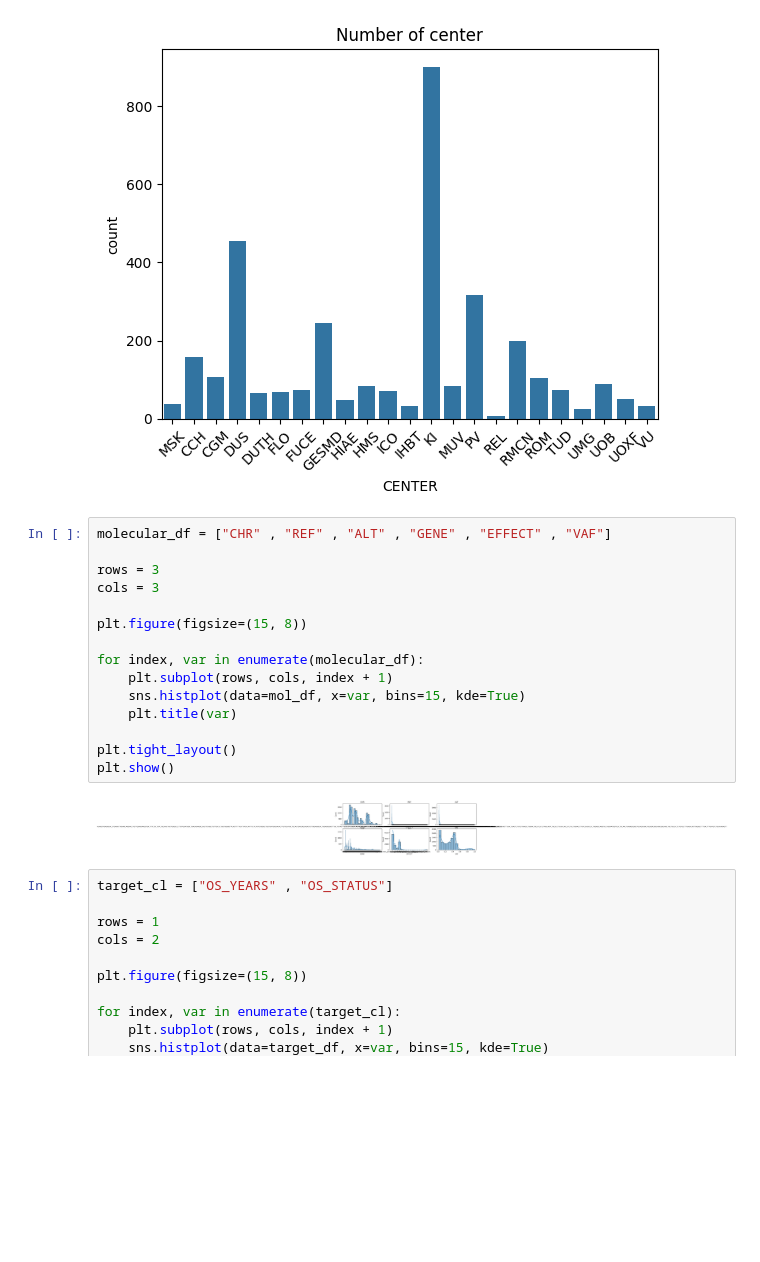
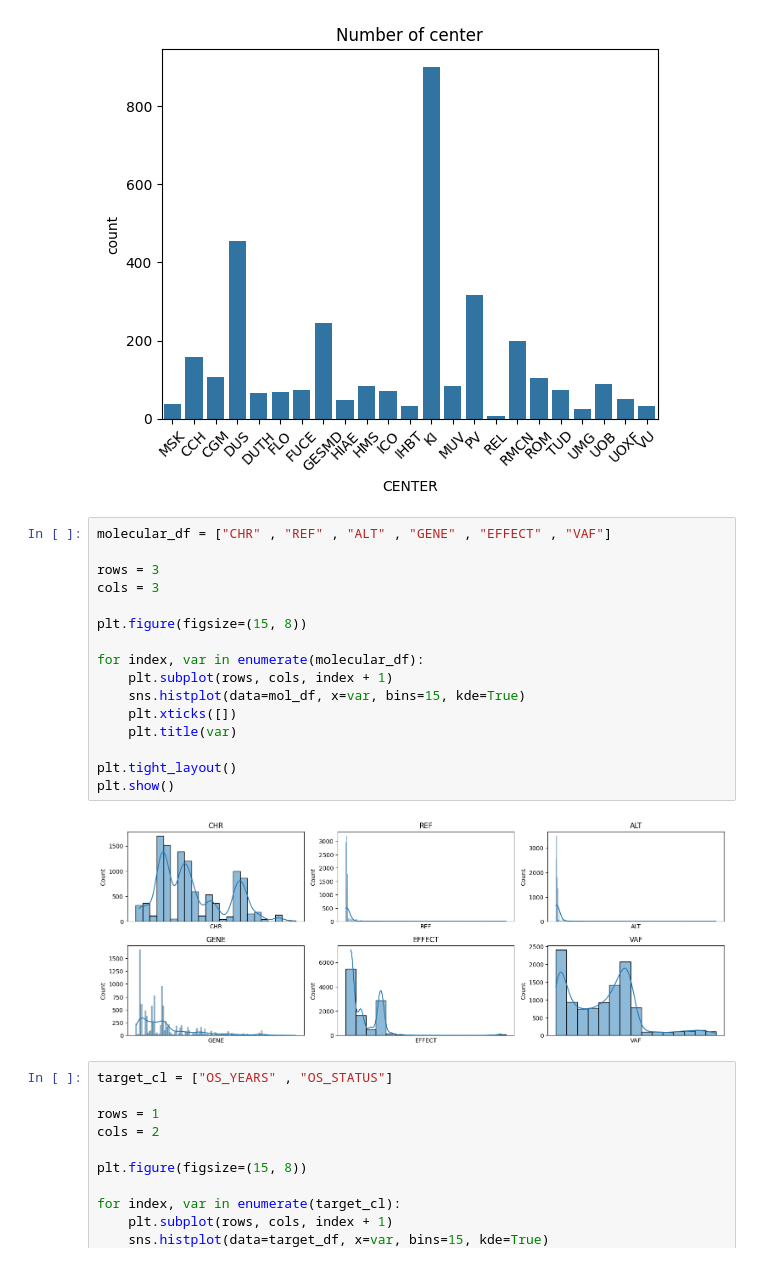
Before and after one commit to motawassimlahmadi/leukemia-survival-analysis, a Jupyter notebook: notebooks/EDA.ipynb, the cells around one changed output. Cells and saved outputs as stored; diff of their text form; blank space fills up the shorter version.

```diff
--- a/notebooks/EDA.ipynb
+++ b/notebooks/EDA.ipynb
@@ -276,20 +276,21 @@ plt.show()
 # %%
 molecular_df = ["CHR" , "REF" , "ALT" , "GENE" , "EFFECT" , "VAF"]
 
 rows = 3
 cols = 3
 
 plt.figure(figsize=(15, 8))
 
 for index, var in enumerate(molecular_df):
     plt.subplot(rows, cols, index + 1)
     sns.histplot(data=mol_df, x=var, bins=15, kde=True)
+    plt.xticks([])
     plt.title(var)
 
 plt.tight_layout()
 plt.show()
 # %% [output]
-[figure, old version]
+[figure, new version]
 # %%
 target_cl = ["OS_YEARS" , "OS_STATUS"]
 
```
Also changed, not shown: parts of 1 cell of this notebook, 7 other files.
